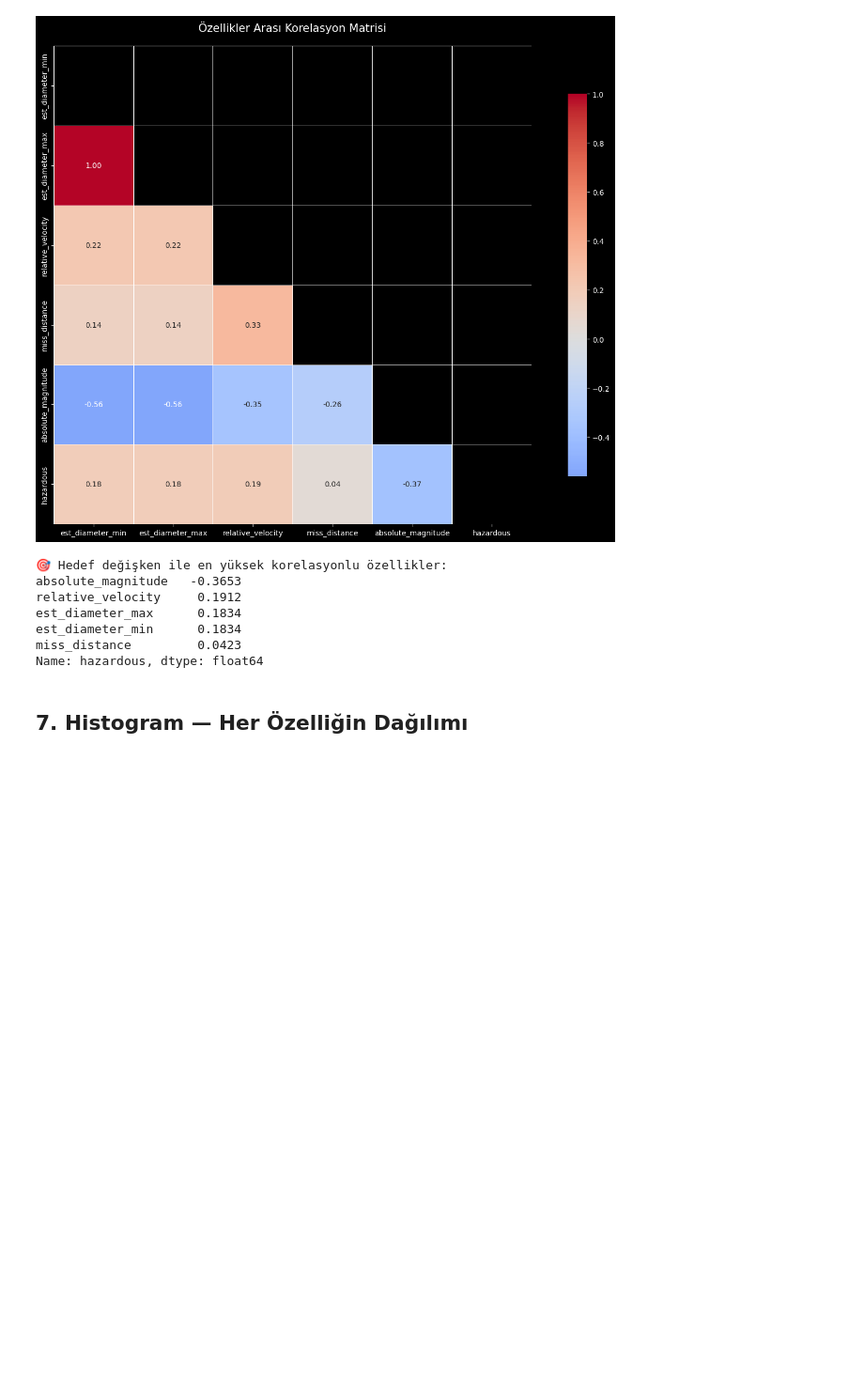
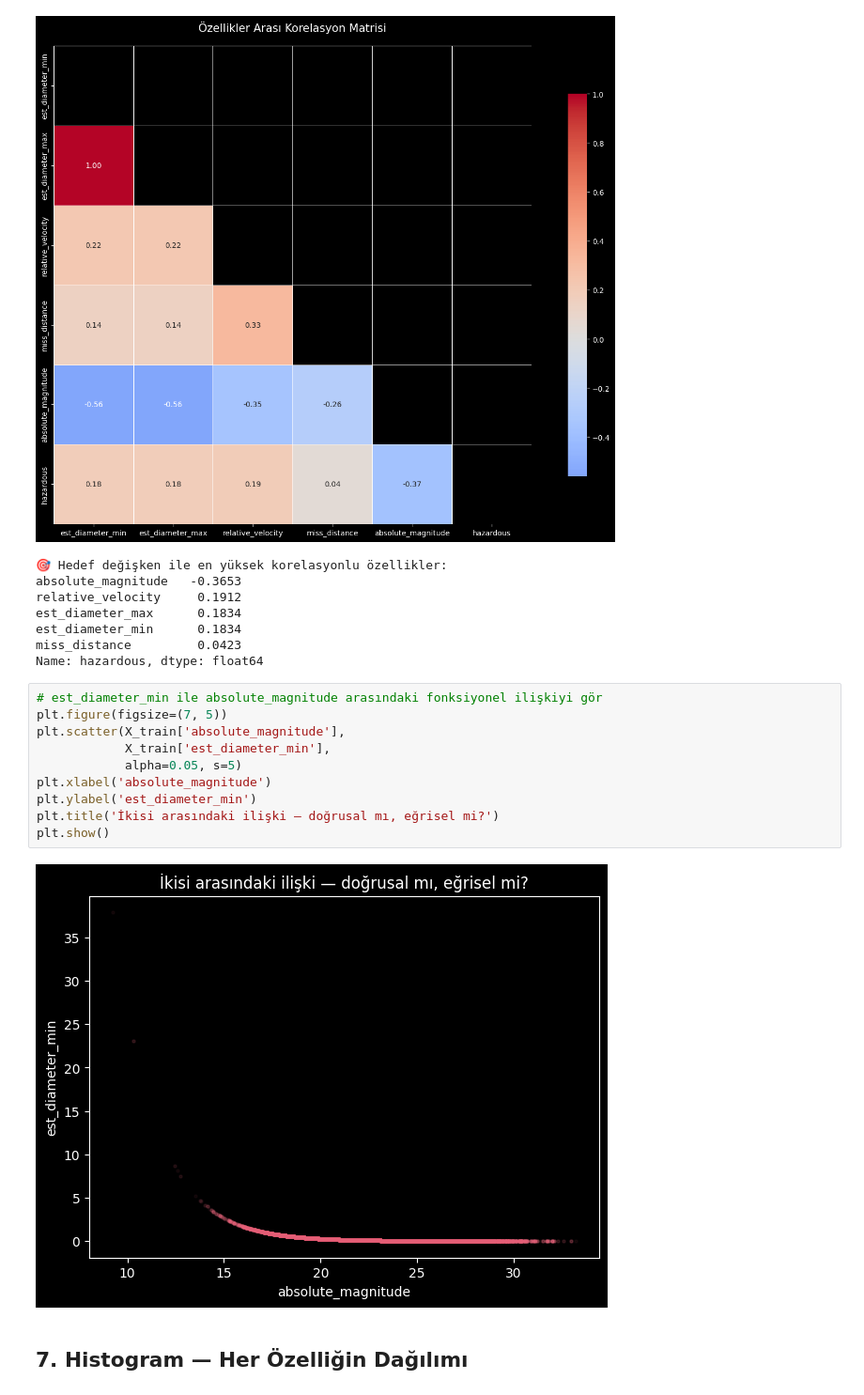
Before and after one commit to contactdilarayilmaz/asteroid-classification, a Jupyter notebook: Colab Notebooks/01_eda_and_cleaning.ipynb, the cells around one changed output. Shown at 94% size. Cells and saved outputs as stored; diff of their text form; blank space fills up the shorter version.

Commit message:
est_diameter_min ve absolute_magnitude arasındaki üstel ilişkinin tablosunu ekleme

```diff
--- a/Colab Notebooks/01_eda_and_cleaning.ipynb
+++ b/Colab Notebooks/01_eda_and_cleaning.ipynb
@@ -252,6 +252,18 @@ est_diameter_max      0.1834
 est_diameter_min      0.1834
 miss_distance         0.0423
 Name: hazardous, dtype: float64
+# %%
+# est_diameter_min ile absolute_magnitude arasındaki fonksiyonel ilişkiyi gör
+plt.figure(figsize=(7, 5))
+plt.scatter(X_train['absolute_magnitude'],
+            X_train['est_diameter_min'],
+            alpha=0.05, s=5)
+plt.xlabel('absolute_magnitude')
+plt.ylabel('est_diameter_min')
+plt.title('İkisi arasındaki ilişki — doğrusal mı, eğrisel mi?')
+plt.show()
+# %% [output]
+[figure, added]
 # %% [markdown]
 ## 7. Histogram — Her Özelliğin Dağılımı
 # %%
```
